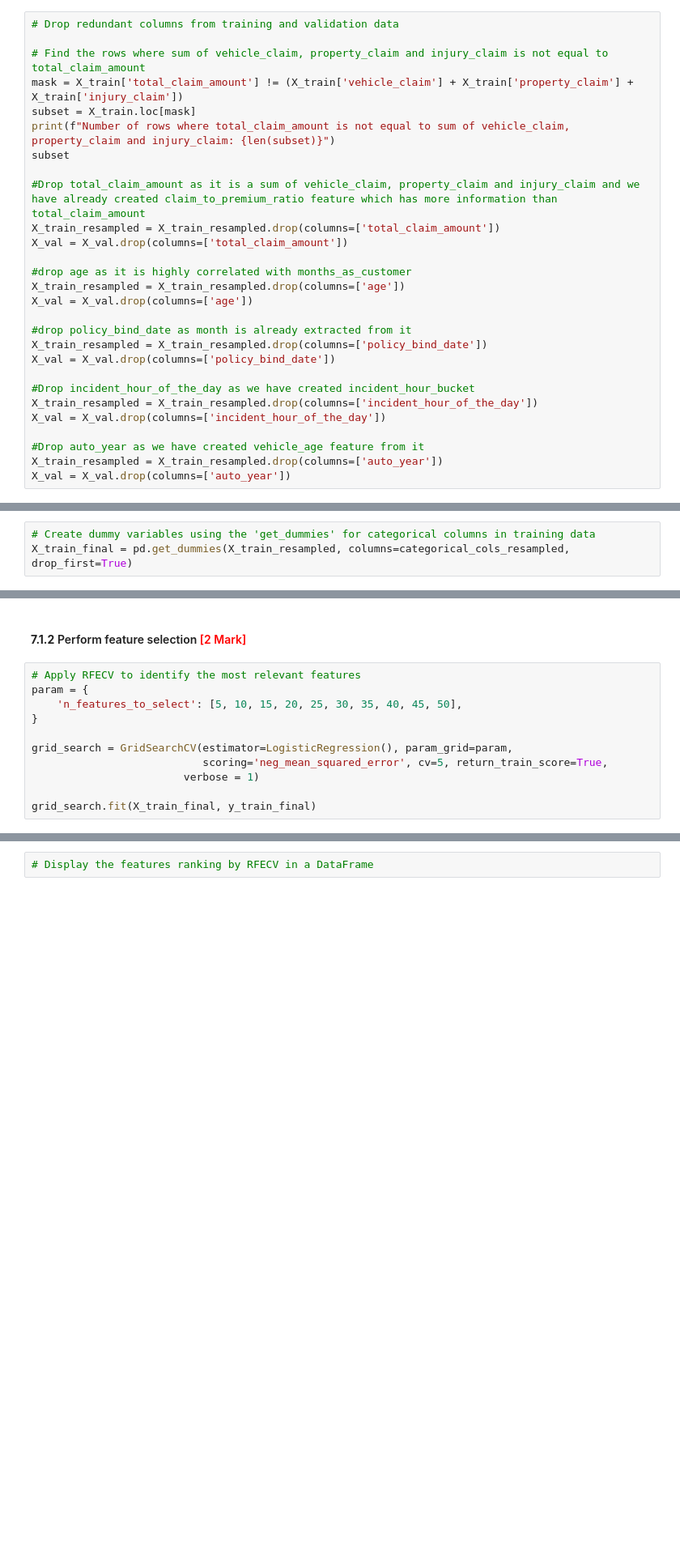
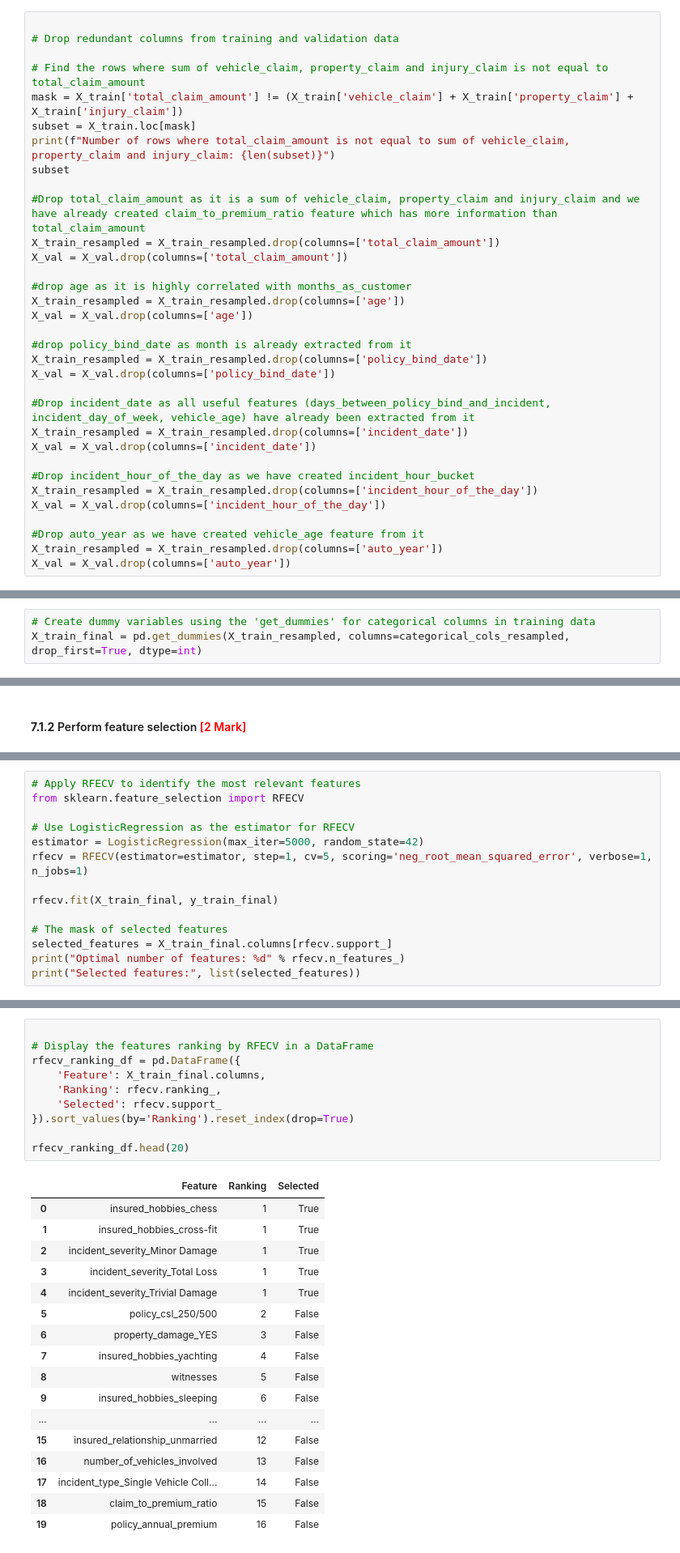
Before and after one commit to VFulara/Fraudulent-Claim-Detection, a Jupyter notebook: Fraudulent_Claim_Detection_Starter.ipynb, the cells around one changed output, grey strips where cells are left out. Shown at 81% size. Drawn from its saved outputs; the diff is of its cells as text; blank space fills up the shorter version.

Commit message:
Logistic regression

```diff
--- a/Fraudulent_Claim_Detection_Starter.ipynb
+++ b/Fraudulent_Claim_Detection_Starter.ipynb
@@ -991,6 +991,7 @@ Analyse the data to identify features that may be redundant or contribute minima
 - Categorical columns with low value counts for some levels can be remapped to reduce number of unique levels, and features with very high counts for just one level may be removed, as they resemble unique identifier columns and do not provide substantial predictive value.
 - Additionally, eliminate any columns from which the necessary features have already been extracted in the preceding step.
 # %%
+
 # Drop redundant columns from training and validation data
 
 # Find the rows where sum of vehicle_claim, property_claim and injury_claim is not equal to total_claim_amount
@@ -1011,6 +1012,10 @@ X_val = X_val.drop(columns=['age'])
 X_train_resampled = X_train_resampled.drop(columns=['policy_bind_date'])
 X_val = X_val.drop(columns=['policy_bind_date'])
 
+#Drop incident_date as all useful features (days_between_policy_bind_and_incident, incident_day_of_week, vehicle_age) have already been extracted from it
+X_train_resampled = X_train_resampled.drop(columns=['incident_date'])
+X_val = X_val.drop(columns=['incident_date'])
+
 #Drop incident_hour_of_the_day as we have created incident_hour_bucket
 X_train_resampled = X_train_resampled.drop(columns=['incident_hour_of_the_day'])
 X_val = X_val.drop(columns=['incident_hour_of_the_day'])
@@ -1126,7 +1131,7 @@ categorical_cols_resampled
 #### **6.5.2** Create dummy variables for categorical columns in training data <font color="red">[2 Marks]</font>
 # %%
 # Create dummy variables using the 'get_dummies' for categorical columns in training data
-X_train_final = pd.get_dummies(X_train_resampled, columns=categorical_cols_resampled, drop_first=True)
+X_train_final = pd.get_dummies(X_train_resampled, columns=categorical_cols_resampled, drop_first=True, dtype=int)
 # %% [markdown]
 #### **6.5.3** Create dummy variables for categorical columns in validation data <font color="red">[2 Marks]</font>
 # %%
@@ -1199,13 +1201,2 @@ ImportError: cannot import name 'sm' from 'statsmodels.api' (/opt/anaconda3/lib/
 # %% [markdown]
 #### **7.1.2** Perform feature selection <font color="red">[2 Mark]</font>
-# %%
-# Apply RFECV to identify the most relevant features
-param = {
-    'n_features_to_select': [5, 10, 15, 20, 25, 30, 35, 40, 45, 50],
-}
-
-grid_search = GridSearchCV(estimator=LogisticRegression(), param_grid=param,
-                           scoring='neg_mean_squared_error', cv=5, return_train_score=True,
-                        verbose = 1)
-
-grid_search.fit(X_train_final, y_train_final)
@@ -1213,0 +1223,14 @@ NameError: name 'LogisticRegression' is not defined
+# %%
+# Apply RFECV to identify the most relevant features
+from sklearn.feature_selection import RFECV
+
+# Use LogisticRegression as the estimator for RFECV
+estimator = LogisticRegression(max_iter=5000, random_state=42)
+rfecv = RFECV(estimator=estimator, step=1, cv=5, scoring='neg_root_mean_squared_error', verbose=1, n_jobs=1)
+
+rfecv.fit(X_train_final, y_train_final)
+
+# The mask of selected features
+selected_features = X_train_final.columns[rfecv.support_]
+print("Optimal number of features: %d" % rfecv.n_features_)
+print("Selected features:", list(selected_features))
@@ -1214,5 +1255,31 @@ NameError: name 'LogisticRegression' is not defined
 # %%
+
 # Display the features ranking by RFECV in a DataFrame
+rfecv_ranking_df = pd.DataFrame({
+    'Feature': X_train_final.columns,
+    'Ranking': rfecv.ranking_,
+    'Selected': rfecv.support_
+}).sort_values(by='Ranking').reset_index(drop=True)
+
+rfecv_ranking_df.head(20)
+# %% [output]
+|  | Feature | Ranking | Selected |
+| 0 | insured_hobbies_chess | 1 | True |
+| 1 | insured_hobbies_cross-fit | 1 | True |
+| 2 | incident_severity_Minor Damage | 1 | True |
+| 3 | incident_severity_Total Loss | 1 | True |
+| 4 | incident_severity_Trivial Damage | 1 | True |
+| 5 | policy_csl_250/500 | 2 | False |
+| 6 | property_damage_YES | 3 | False |
+| 7 | insured_hobbies_yachting | 4 | False |
+| 8 | witnesses | 5 | False |
+| 9 | insured_hobbies_sleeping | 6 | False |
+| ... | ... | ... | ... |
+| 15 | insured_relationship_unmarried | 12 | False |
+| 16 | number_of_vehicles_involved | 13 | False |
+| 17 | incident_type_Single Vehicle Coll... | 14 | False |
+| 18 | claim_to_premium_ratio | 15 | False |
+| 19 | policy_annual_premium | 16 | False |
 # %% [markdown]
 #### **7.1.2** Retain the selected features <font color="red">[1 Mark]</font>
 # %%
```
Also changed, not shown: parts of 30 cells of this notebook.
